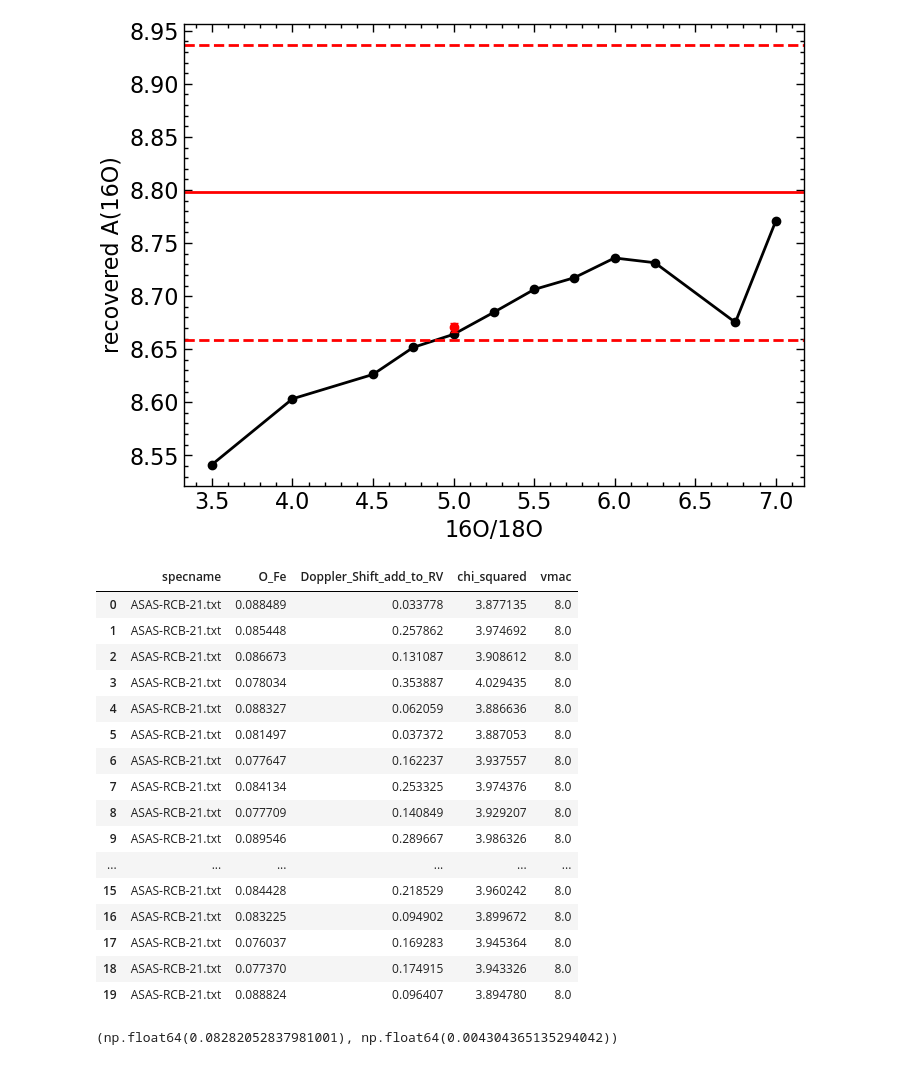
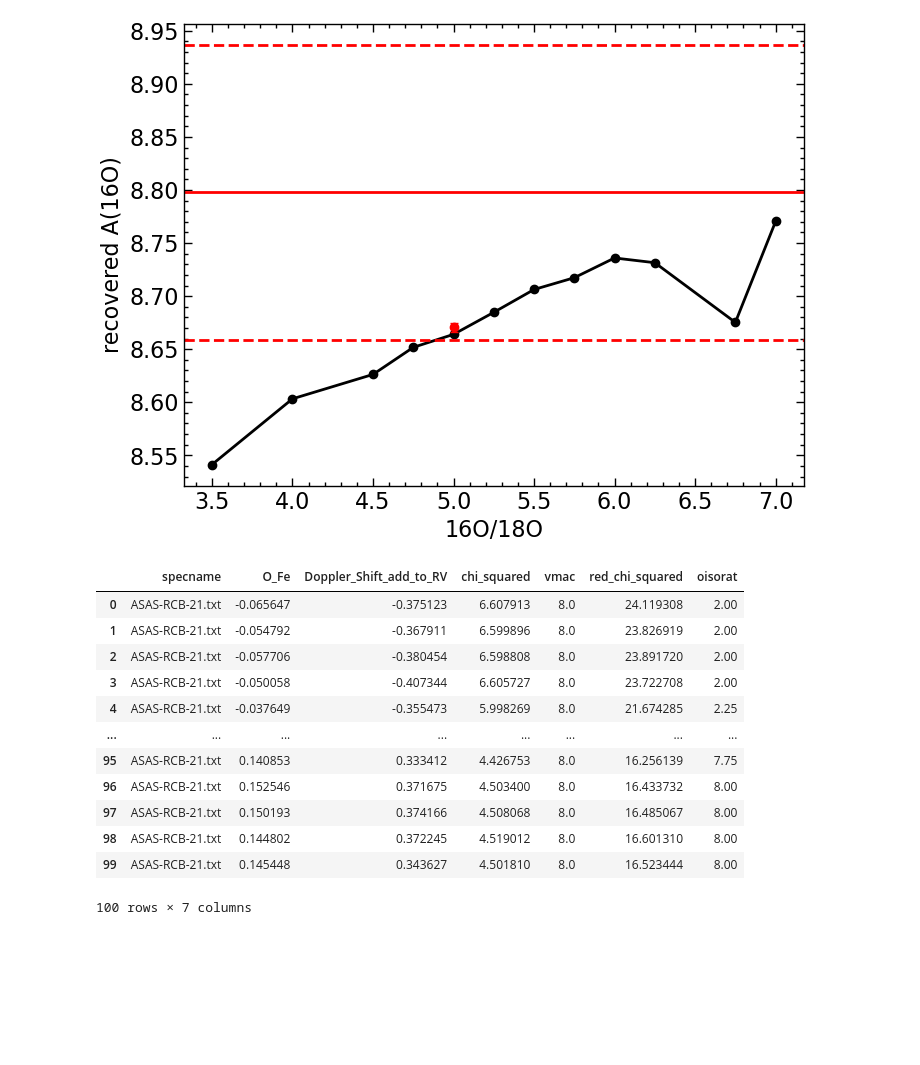
Before and after one commit to advaitmehla/TSFitPy, a Jupyter notebook: plotting_tools/asas-rcb-21_comb.ipynb, the cells around one changed output. Cells and saved outputs as stored; diff of their text form; code cells hidden in the pictures; blank space fills up the shorter version.

```diff
--- a/plotting_tools/asas-rcb-21_comb.ipynb
+++ b/plotting_tools/asas-rcb-21_comb.ipynb
@@ -70,28 +70,20 @@ plt.axhline(8.798+0.139, ls='--', color='r')
 <matplotlib.lines.Line2D at 0x...>
 [figure]
 # %%
-allpath = '/media/advait/DATA/research/rcb-project/TSFitPy/output_files/asas-rcb-21/Sep-27-2024-23-59-32_0.11970319066899726_LTE_O_1D/output'
+allpath = '/media/advait/DATA/research/rcb-project/TSFitPy/output_files/asas-rcb-21/Sep-29-2024-03-11-48_orat_2.0-8.0/output'
 df = pd.read_csv(allpath, sep='\t')
 df
 # %% [output]
-|  | specname | O_Fe | Doppler_Shift_add_to_RV | chi_squared | vmac |
-| 0 | ASAS-RCB-21.txt | 0.088489 | 0.033778 | 3.877135 | 8.0 |
-| 1 | ASAS-RCB-21.txt | 0.085448 | 0.257862 | 3.974692 | 8.0 |
-| 2 | ASAS-RCB-21.txt | 0.086673 | 0.131087 | 3.908612 | 8.0 |
-| 3 | ASAS-RCB-21.txt | 0.078034 | 0.353887 | 4.029435 | 8.0 |
-| 4 | ASAS-RCB-21.txt | 0.088327 | 0.062059 | 3.886636 | 8.0 |
-| 5 | ASAS-RCB-21.txt | 0.081497 | 0.037372 | 3.887053 | 8.0 |
-| 6 | ASAS-RCB-21.txt | 0.077647 | 0.162237 | 3.937557 | 8.0 |
-| 7 | ASAS-RCB-21.txt | 0.084134 | 0.253325 | 3.974376 | 8.0 |
-| 8 | ASAS-RCB-21.txt | 0.077709 | 0.140849 | 3.929207 | 8.0 |
-| 9 | ASAS-RCB-21.txt | 0.089546 | 0.289667 | 3.986326 | 8.0 |
-| ... | ... | ... | ... | ... | ... |
-| 15 | ASAS-RCB-21.txt | 0.084428 | 0.218529 | 3.960242 | 8.0 |
-| 16 | ASAS-RCB-21.txt | 0.083225 | 0.094902 | 3.899672 | 8.0 |
-| 17 | ASAS-RCB-21.txt | 0.076037 | 0.169283 | 3.945364 | 8.0 |
-| 18 | ASAS-RCB-21.txt | 0.077370 | 0.174915 | 3.943326 | 8.0 |
-| 19 | ASAS-RCB-21.txt | 0.088824 | 0.096407 | 3.894780 | 8.0 |
+|  | specname | O_Fe | Doppler_Shift_add_to_RV | chi_squared | vmac | red_chi_squared | oisorat |
+| 0 | ASAS-RCB-21.txt | -0.065647 | -0.375123 | 6.607913 | 8.0 | 24.119308 | 2.00 |
+| 1 | ASAS-RCB-21.txt | -0.054792 | -0.367911 | 6.599896 | 8.0 | 23.826919 | 2.00 |
+| 2 | ASAS-RCB-21.txt | -0.057706 | -0.380454 | 6.598808 | 8.0 | 23.891720 | 2.00 |
+| 3 | ASAS-RCB-21.txt | -0.050058 | -0.407344 | 6.605727 | 8.0 | 23.722708 | 2.00 |
+| 4 | ASAS-RCB-21.txt | -0.037649 | -0.355473 | 5.998269 | 8.0 | 21.674285 | 2.25 |
+| ... | ... | ... | ... | ... | ... | ... | ... |
+| 95 | ASAS-RCB-21.txt | 0.140853 | 0.333412 | 4.426753 | 8.0 | 16.256139 | 7.75 |
+| 96 | ASAS-RCB-21.txt | 0.152546 | 0.371675 | 4.503400 | 8.0 | 16.433732 | 8.00 |
+| 97 | ASAS-RCB-21.txt | 0.150193 | 0.374166 | 4.508068 | 8.0 | 16.485067 | 8.00 |
+| 98 | ASAS-RCB-21.txt | 0.144802 | 0.372245 | 4.519012 | 8.0 | 16.601310 | 8.00 |
+| 99 | ASAS-RCB-21.txt | 0.145448 | 0.343627 | 4.501810 | 8.0 | 16.523444 | 8.00 |
+100 rows × 7 columns
-# %%
-np.mean(df['O_Fe']), np.std(df['O_Fe'])
-# %% [output]
-(np.float64(0.08282052837981001), np.float64(0.004304365135294042))
```
Also changed, not shown: parts of 20 cells of this notebook, 6 other files.
